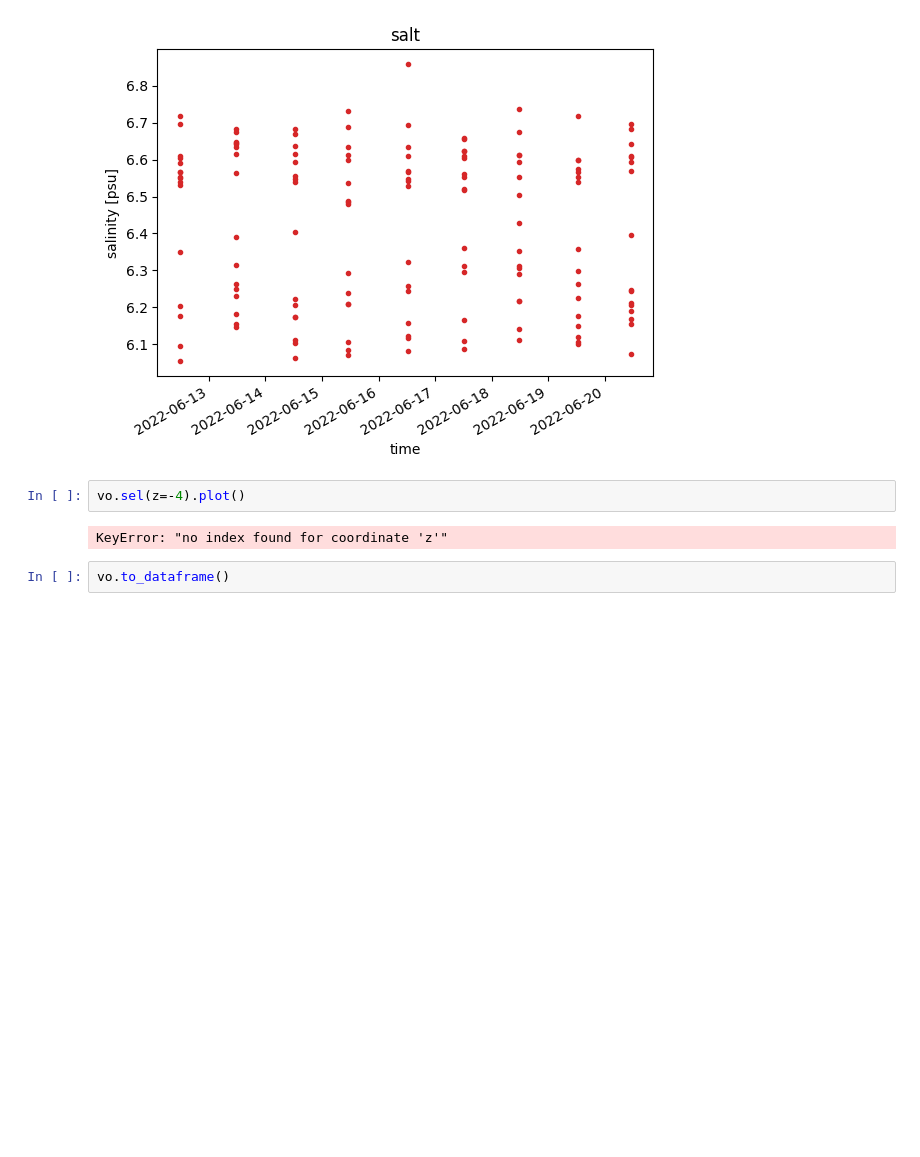
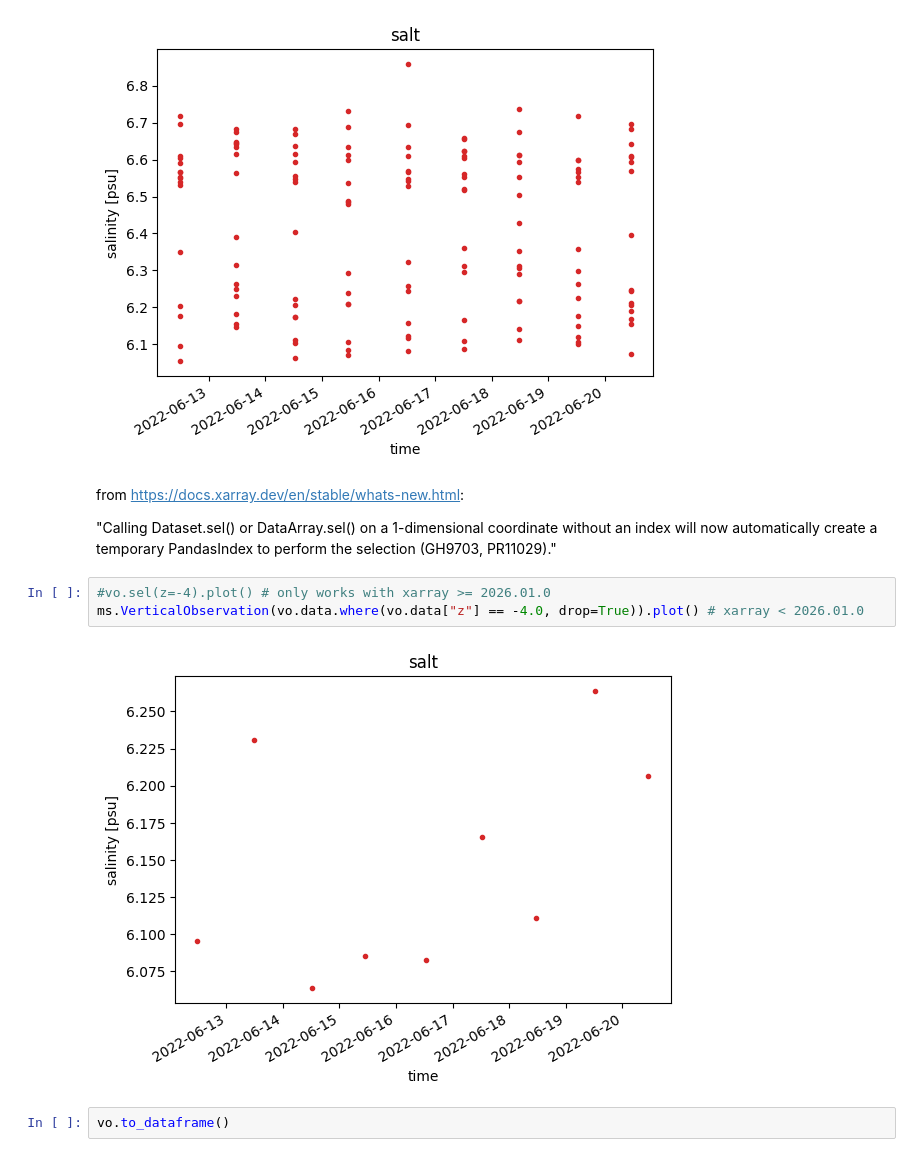
Before and after one commit to DHI/modelskill, a Jupyter notebook: notebooks/vertical_skill.ipynb, the cells around one changed output. Cells and saved outputs as stored; diff of their text form; blank space fills up the shorter version.

Commit message:
notes on xarray version and slice on z

```diff
--- a/notebooks/vertical_skill.ipynb
+++ b/notebooks/vertical_skill.ipynb
@@ -27,10 +27,16 @@ vo = ms.VerticalObservation(
 vo.plot()
 # %% [output]
 [figure]
+# %% [markdown]
+from https://docs.xarray.dev/en/stable/whats-new.html:
+
+"Calling Dataset.sel() or DataArray.sel() on a 1-dimensional coordinate without an index will
+now automatically create a temporary PandasIndex to perform the selection (GH9703, PR11029)."
 # %%
-vo.sel(z=-4).plot()
+#vo.sel(z=-4).plot() # only works with xarray >= 2026.01.0
+ms.VerticalObservation(vo.data.where(vo.data["z"] == -4.0, drop=True)).plot() # xarray < 2026.01.0
 # %% [output]
-KeyError: "no index found for coordinate 'z'"
+[figure, added]
 # %%
 vo.to_dataframe()
 # %% [output]
```
